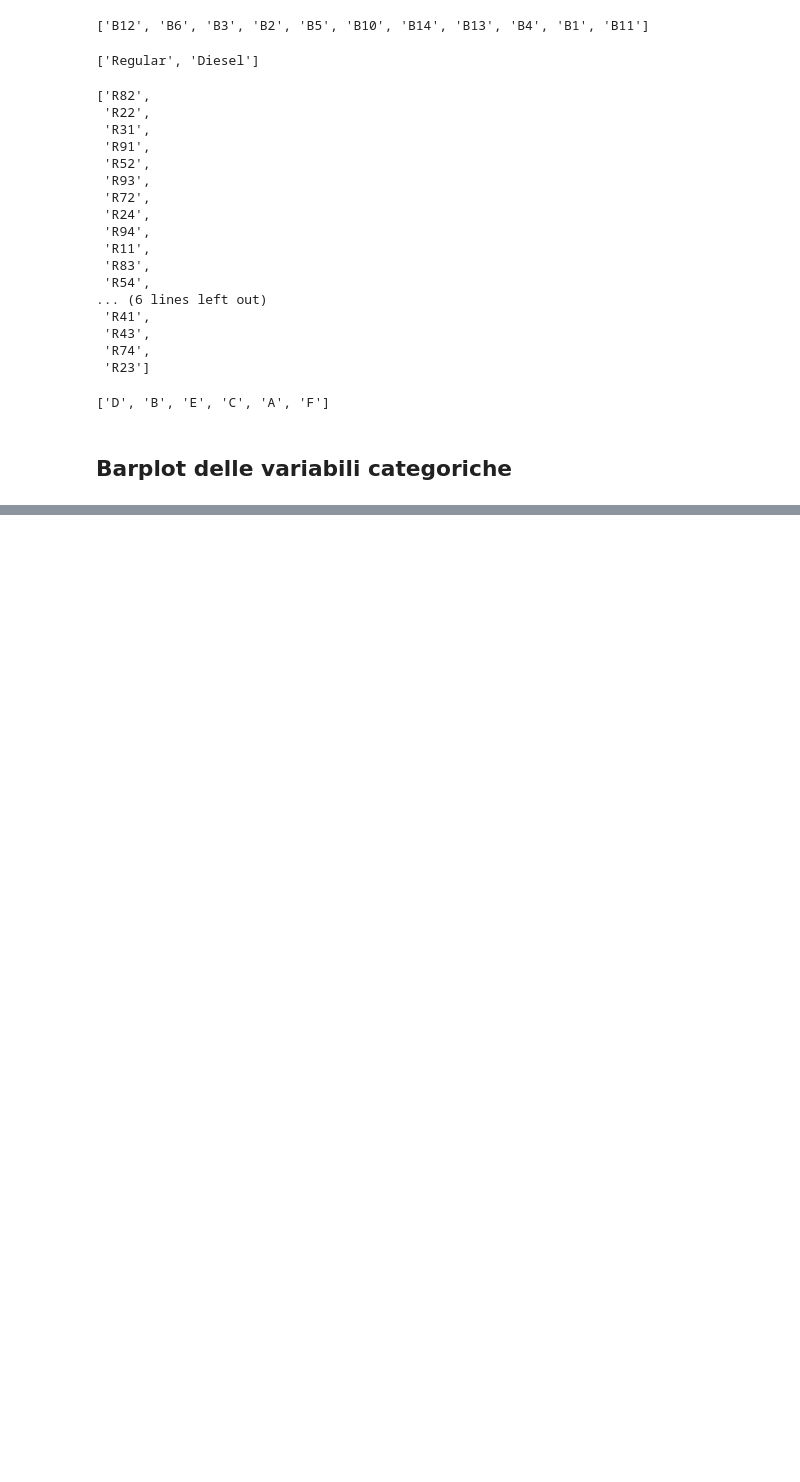
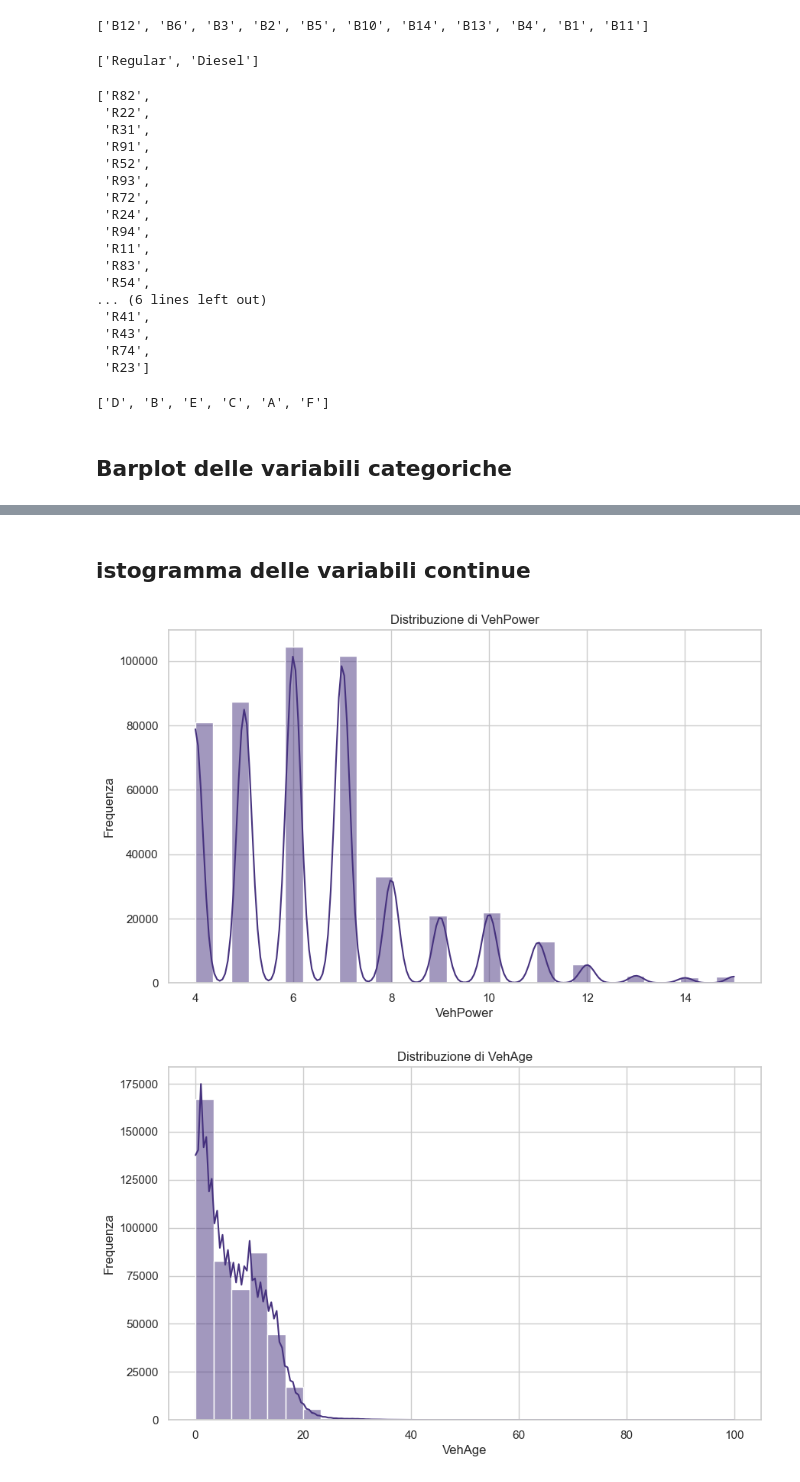
Before and after one commit to spedygiorgio/deployactuarialprod, a Jupyter notebook: notebooks/explore_dataset.ipynb, the cells around one changed output, grey strips where cells are left out. Drawn from its saved outputs; the diff is of its cells as text; code cells hidden in the pictures; blank space fills up the shorter version.

```diff
--- a/notebooks/explore_dataset.ipynb
+++ b/notebooks/explore_dataset.ipynb
@@ -78,0 +77,24 @@ plt.show()
+# %% [markdown]
+## istogramma delle variabili continue
+# %%
+import seaborn as sns
+import matplotlib.pyplot as plt
+
+# Identifica le variabili continue (numeriche)
+continuous_vars = ['VehPower', 'VehAge', 'DrivAge', 'Density', 'BonusMalus']
+
+# Imposta lo stile e la paletta colori coerente con i grafici precedenti
+sns.set_theme(style="whitegrid")
+palette = sns.color_palette("viridis", as_cmap=False)
+
+# Crea gli istogrammi per ogni variabile continua
+for col in continuous_vars:
+    plt.figure(figsize=(10, 6))
+    sns.histplot(df_train[col], kde=True, color=palette[0], bins=30)
+    plt.title(f'Distribuzione di {col}')
+    plt.xlabel(col)
+    plt.ylabel('Frequenza')
+    plt.show()
+# %% [output]
+[figure, added]
+[figure, added]
```
Also changed, not shown: parts of 3 cells of this notebook, 2 other files.
